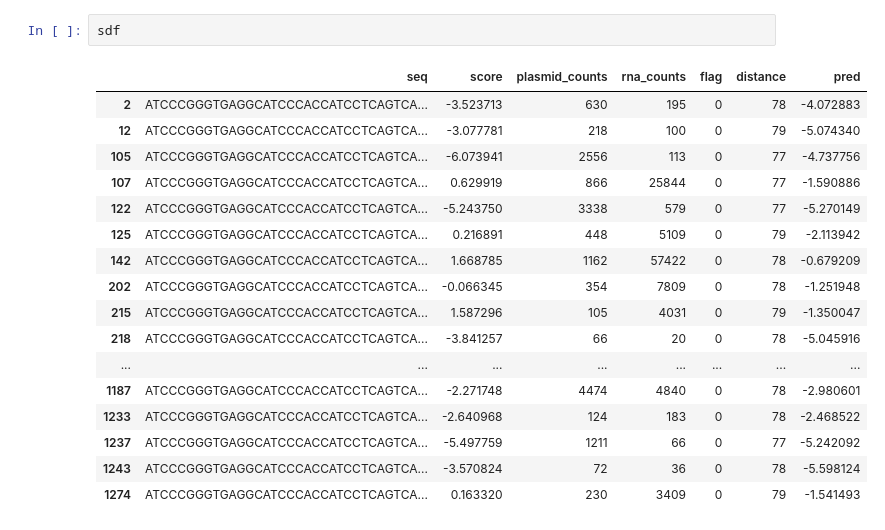
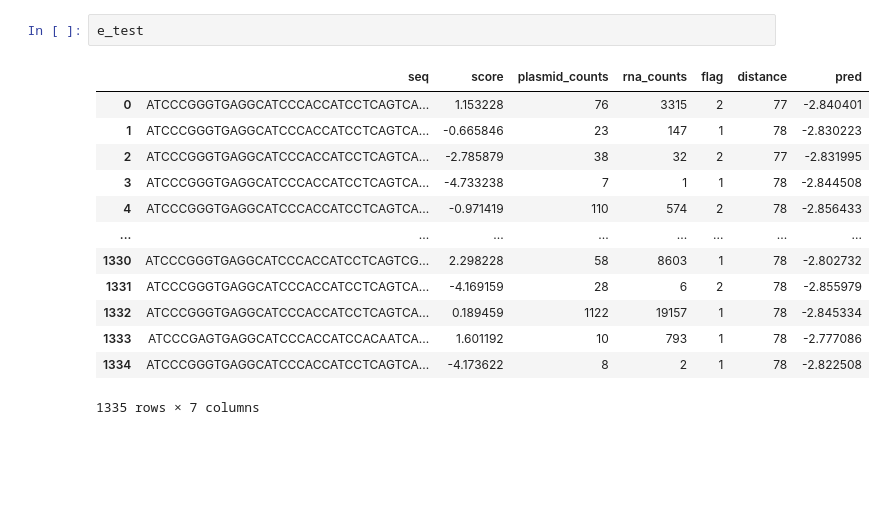
Before and after one commit to txdas/biotech, a Jupyter notebook: notebook/SEV_Promoter/2.train_pt.ipynb, the cells around one changed output. Cells and saved outputs as stored; diff of their text form; blank space fills up the shorter version.

```diff
--- a/notebook/SEV_Promoter/2.train_pt.ipynb
+++ b/notebook/SEV_Promoter/2.train_pt.ipynb
@@ -156,23 +168,19 @@ plt.show()
 # %%
-sdf
+e_test
 # %% [output]
 |  | seq | score | plasmid_counts | rna_counts | flag | distance | pred |
-| 2 | ATCCCGGGTGAGGCATCCCACCATCCTCAGTCA... | -3.523713 | 630 | 195 | 0 | 78 | -4.072883 |
-| 12 | ATCCCGGGTGAGGCATCCCACCATCCTCAGTCA... | -3.077781 | 218 | 100 | 0 | 79 | -5.074340 |
-| 105 | ATCCCGGGTGAGGCATCCCACCATCCTCAGTCA... | -6.073941 | 2556 | 113 | 0 | 77 | -4.737756 |
-| 107 | ATCCCGGGTGAGGCATCCCACCATCCTCAGTCA... | 0.629919 | 866 | 25844 | 0 | 77 | -1.590886 |
-| 122 | ATCCCGGGTGAGGCATCCCACCATCCTCAGTCA... | -5.243750 | 3338 | 579 | 0 | 77 | -5.270149 |
-| 125 | ATCCCGGGTGAGGCATCCCACCATCCTCAGTCA... | 0.216891 | 448 | 5109 | 0 | 79 | -2.113942 |
-| 142 | ATCCCGGGTGAGGCATCCCACCATCCTCAGTCA... | 1.668785 | 1162 | 57422 | 0 | 78 | -0.679209 |
-| 202 | ATCCCGGGTGAGGCATCCCACCATCCTCAGTCA... | -0.066345 | 354 | 7809 | 0 | 78 | -1.251948 |
-| 215 | ATCCCGGGTGAGGCATCCCACCATCCTCAGTCA... | 1.587296 | 105 | 4031 | 0 | 79 | -1.350047 |
-| 218 | ATCCCGGGTGAGGCATCCCACCATCCTCAGTCA... | -3.841257 | 66 | 20 | 0 | 78 | -5.045916 |
+| 0 | ATCCCGGGTGAGGCATCCCACCATCCTCAGTCA... | 1.153228 | 76 | 3315 | 2 | 77 | -2.840401 |
+| 1 | ATCCCGGGTGAGGCATCCCACCATCCTCAGTCA... | -0.665846 | 23 | 147 | 1 | 78 | -2.830223 |
+| 2 | ATCCCGGGTGAGGCATCCCACCATCCTCAGTCA... | -2.785879 | 38 | 32 | 2 | 77 | -2.831995 |
+| 3 | ATCCCGGGTGAGGCATCCCACCATCCTCAGTCA... | -4.733238 | 7 | 1 | 1 | 78 | -2.844508 |
+| 4 | ATCCCGGGTGAGGCATCCCACCATCCTCAGTCA... | -0.971419 | 110 | 574 | 2 | 78 | -2.856433 |
 | ... | ... | ... | ... | ... | ... | ... | ... |
-| 1187 | ATCCCGGGTGAGGCATCCCACCATCCTCAGTCA... | -2.271748 | 4474 | 4840 | 0 | 78 | -2.980601 |
-| 1233 | ATCCCGGGTGAGGCATCCCACCATCCTCAGTCA... | -2.640968 | 124 | 183 | 0 | 78 | -2.468522 |
-| 1237 | ATCCCGGGTGAGGCATCCCACCATCCTCAGTCA... | -5.497759 | 1211 | 66 | 0 | 77 | -5.242092 |
-| 1243 | ATCCCGGGTGAGGCATCCCACCATCCTCAGTCA... | -3.570824 | 72 | 36 | 0 | 78 | -5.598124 |
-| 1274 | ATCCCGGGTGAGGCATCCCACCATCCTCAGTCA... | 0.163320 | 230 | 3409 | 0 | 79 | -1.541493 |
+| 1330 | ATCCCGGGTGAGGCATCCCACCATCCTCAGTCG... | 2.298228 | 58 | 8603 | 1 | 78 | -2.802732 |
+| 1331 | ATCCCGGGTGAGGCATCCCACCATCCTCAGTCA... | -4.169159 | 28 | 6 | 2 | 78 | -2.855979 |
+| 1332 | ATCCCGGGTGAGGCATCCCACCATCCTCAGTCA... | 0.189459 | 1122 | 19157 | 1 | 78 | -2.845334 |
+| 1333 | ATCCCGAGTGAGGCATCCCACCATCCACAATCA... | 1.601192 | 10 | 793 | 1 | 78 | -2.777086 |
+| 1334 | ATCCCGGGTGAGGCATCCCACCATCCTCAGTCA... | -4.173622 | 8 | 2 | 1 | 78 | -2.822508 |
+1335 rows × 7 columns
 # %%
 import matplotlib
 from matplotlib import pyplot
```
Also changed, not shown: parts of 4 cells of this notebook, 14 other files.
